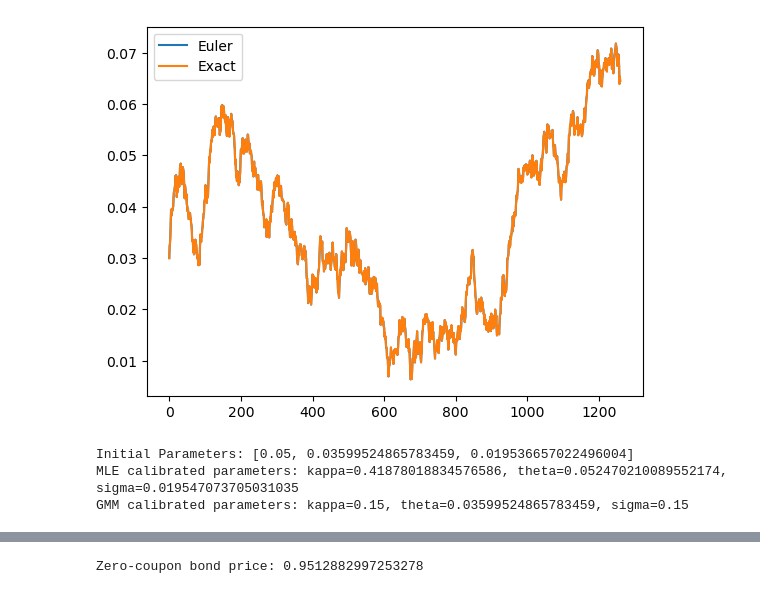
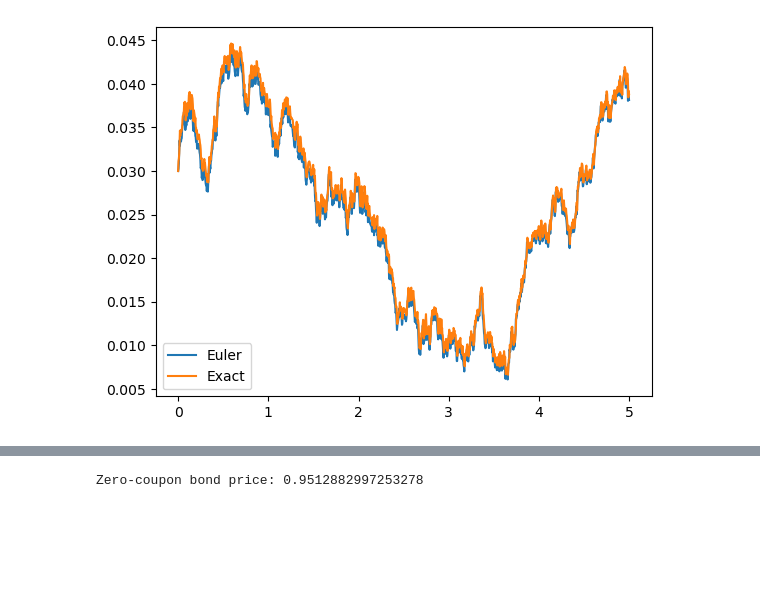
Before and after one commit to steveya/short-rate-models, a Jupyter notebook: notebook/vasicek_model.ipynb, the cells around one changed output, grey strips where cells are left out. Cells and saved outputs as stored; diff of their text form; code cells hidden in the pictures; blank space fills up the shorter version.

```diff
--- a/notebook/vasicek_model.ipynb
+++ b/notebook/vasicek_model.ipynb
@@ -5,6 +29,5 @@ import matplotlib.pyplot as plt
 # %%
-
-def simulate_vasicek_short_rates_euler(r0, kappa, theta, sigma, T, dt, seed=None):
+def simulate_vasicek_short_rates_euler(r0, kappa, theta, sigma, t, dt, seed=None):
     """
     Simulates the Vasicek short rates model using the
     Euler-Maruyama discretization.
@@ -14,7 +37,7 @@ def simulate_vasicek_short_rates_euler(r0, kappa, theta, sigma, T, dt, seed=None
     kappa (float): Speed of mean reversion.
     theta (float): Long-term mean level of the short rate.
     sigma (float): Annualized volatility of the short rate process.
-    T (float): Number of years to simulate.
+    t (float): Number of years to simulate.
     dt (float): Time step size.
 
     Returns:
@@ -24,9 +47,9 @@ def simulate_vasicek_short_rates_euler(r0, kappa, theta, sigma, T, dt, seed=None
 
     np.random.seed(seed)
 
-    nd = int(T / dt)
+    nd = int(t / dt)
 
-    times = np.linspace(0, T, nd + 1)
+    times = np.linspace(0, t, nd)
 
     rates = np.zeros(nd)
     rates[0] = r0
@@ -39,7 +62,7 @@ def simulate_vasicek_short_rates_euler(r0, kappa, theta, sigma, T, dt, seed=None
 
     return times, rates
 # %%
-def simulate_vasicek_short_rates_exact(r0, kappa, theta, sigma, T, dt, seed=None):
+def simulate_vasicek_short_rates_exact(r0, kappa, theta, sigma, t, dt, seed=None):
     """
     Simulates the Vasicek short rates model using the
     Doob (analytical solution)
@@ -49,7 +72,7 @@ def simulate_vasicek_short_rates_exact(r0, kappa, theta, sigma, T, dt, seed=None
     kappa (float): Speed of mean reversion.
     theta (float): Long-term mean level of the short rate.
     sigma (float): Annualized volatility of the short rate process.
-    T (float): Number of years to simulate.
+    t (float): Number of years to simulate.
     dt (float): Time step size.
 
     Returns:
@@ -59,16 +82,16 @@ def simulate_vasicek_short_rates_exact(r0, kappa, theta, sigma, T, dt, seed=None
 
     np.random.seed(seed)
 
-    nd = int(T / dt)
+    nd = int(t / dt)
 
-    times = np.linspace(0, T, nd + 1)
+    times = np.linspace(0, t, nd)
 
     rates = np.zeros(nd)
     rates[0] = r0
 
     exp_kappa_dt = np.exp(-kappa * dt)
     variance = sigma**2 * (1 - np.exp(-2 * kappa * dt)) / (2 * kappa)
-    for t in range(1, N):
+    for t in range(1, nd):
         exp_rate = (theta * (1 - exp_kappa_dt) + rates[t-1] * exp_kappa_dt)
         rates[t] = np.random.normal(exp_rate, np.sqrt(variance))
 
@@ -126,37 +126,25 @@ def calibrate_vasicek_gmm(r):
 # %%
-
-# Simulation parameters
+# Vasicek simulation parameters
+halflife = 3
 r0 = 0.03
-kappa = 0.95
+kappa = 1 - 0.5 ** (1/halflife) # halflife = 2Y
 theta = 0.05
-sigma = 0.02
-T = 5.0  # Total time in years
+sigma = 0.01
+t = 5.0  # Total time in years
 dt = 1/252  # Daily time steps
 seed = 0
 
 # Simulate using Euler discretization
-rates_euler = simulate_vasicek_euler(r0, kappa, theta, sigma, T, dt, seed)
-plt.plot(rates_euler, label='Euler')
+rates_euler = simulate_vasicek_short_rates_euler(r0, kappa, theta, sigma, t, dt, seed)
+plt.plot(*rates_euler, label='Euler')
 
 # Simulate using exact discretization
-rates_exact = simulate_vasicek_exact(r0, kappa, theta, sigma, T, dt, seed)
-plt.plot(rates_exact, label='Exact')
+rates_exact = simulate_vasicek_short_rates_exact(r0, kappa, theta, sigma, t, dt, seed)
+plt.plot(*rates_exact, label='Exact')
 
 plt.legend()
 plt.show()
 
-# Calibration parameters
-market_rates = rates_exact  # Assuming market observed short rates are the simulated exact rates
-
-# MLE Calibration
-kappa_mle, theta_mle, sigma_mle = calibrate_vasicek_mle(market_rates)
-print(f'MLE calibrated parameters: kappa={kappa_mle}, theta={theta_mle}, sigma={sigma_mle}')
-
-# GMM Calibration
-kappa_gmm, theta_gmm, sigma_gmm = calibrate_vasicek_gmm(market_rates)
-print(f'GMM calibrated parameters: kappa={kappa_gmm}, theta={theta_gmm}, sigma={sigma_gmm}')
+rates = rates_exact[1]  # Assuming market observed short rates are the simulated exact rates
 # %% [output]
-[figure, old version]
+[figure, new version]
-Initial Parameters: [0.05, 0.03599524865783459, 0.019536657022496004]
-MLE calibrated parameters: kappa=0.41878018834576586, theta=0.052470210089552174, sigma=0.019547073705031035
-GMM calibrated parameters: kappa=0.15, theta=0.03599524865783459, sigma=0.15
```
Also changed, not shown: parts of 22 cells of this notebook, 1 other file.
